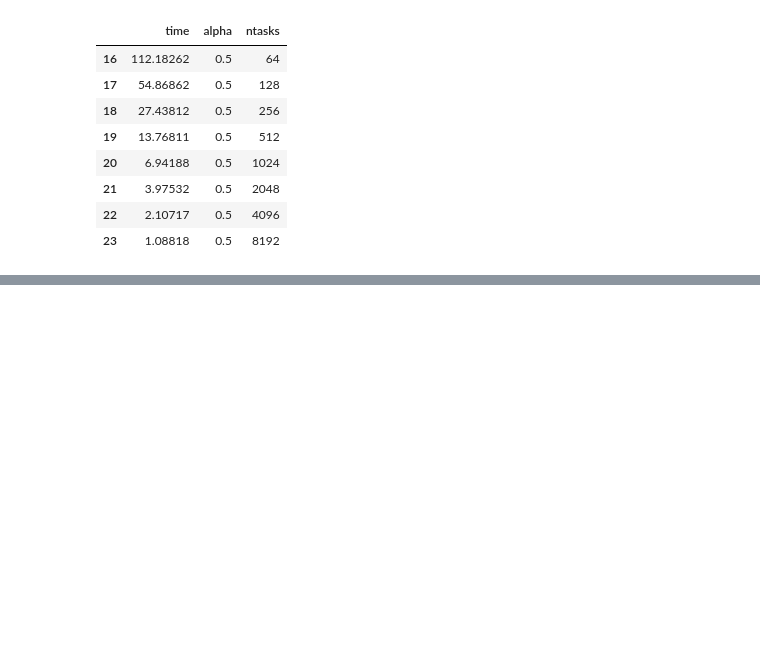
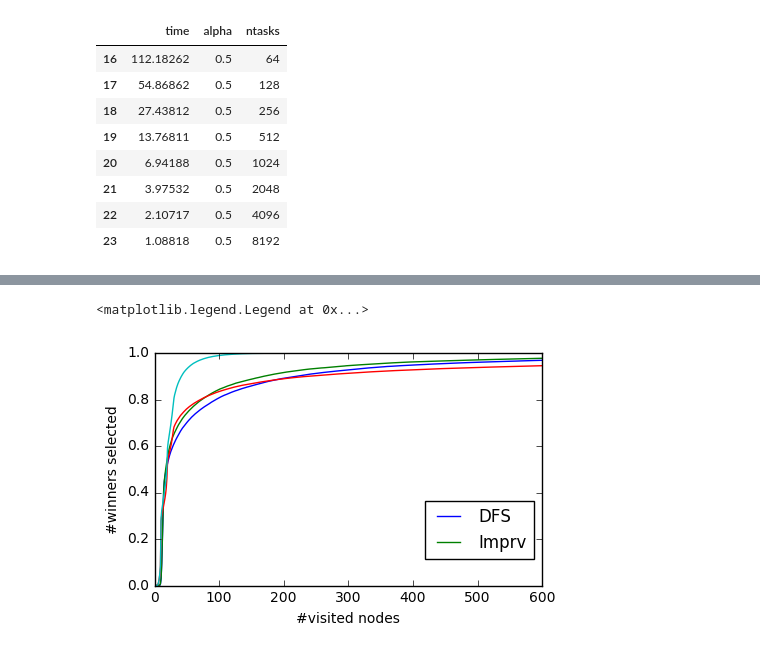
Before and after one commit to horsehour/script, a Jupyter notebook: chunheng.ipynb, the cells around one changed output, grey strips where cells are left out. Saved outputs shown, nothing was run; the diff lists cells and outputs as text; code cells hidden in the pictures; blank space fills up the shorter version.

```diff
--- a/chunheng.ipynb
+++ b/chunheng.ipynb
@@ -1696,0 +1716,15 @@ data[ind]
+# %%
+base = "/Users/chjiang/Github/csc/"
+files = [base + "/ed.dfs.mean.csv", base + "/ed.imprv.mean.csv", base + "/ed.stv.mean.csv", base + "/ed.perfect.mean.csv"]
+_, ax = plt.subplots(figsize=(5, 3))
+for file in files:
+    data = pd.read_csv(file, sep='\t')
+    ind = data['node'] < 600
+    ax.plot(data[ind]['node'], data[ind]['mean'])
+
+ax.set_xlabel('#visited nodes')
+ax.set_ylabel('#winners selected')
+ax.legend(['DFS', 'Imprv'], loc=1, bbox_to_anchor=(1.0, 0.4))
+# %% [output]
+<matplotlib.legend.Legend at 0x...>
+[figure, added]
```
Also changed, not shown: parts of 22 cells of this notebook, 1 other file.
